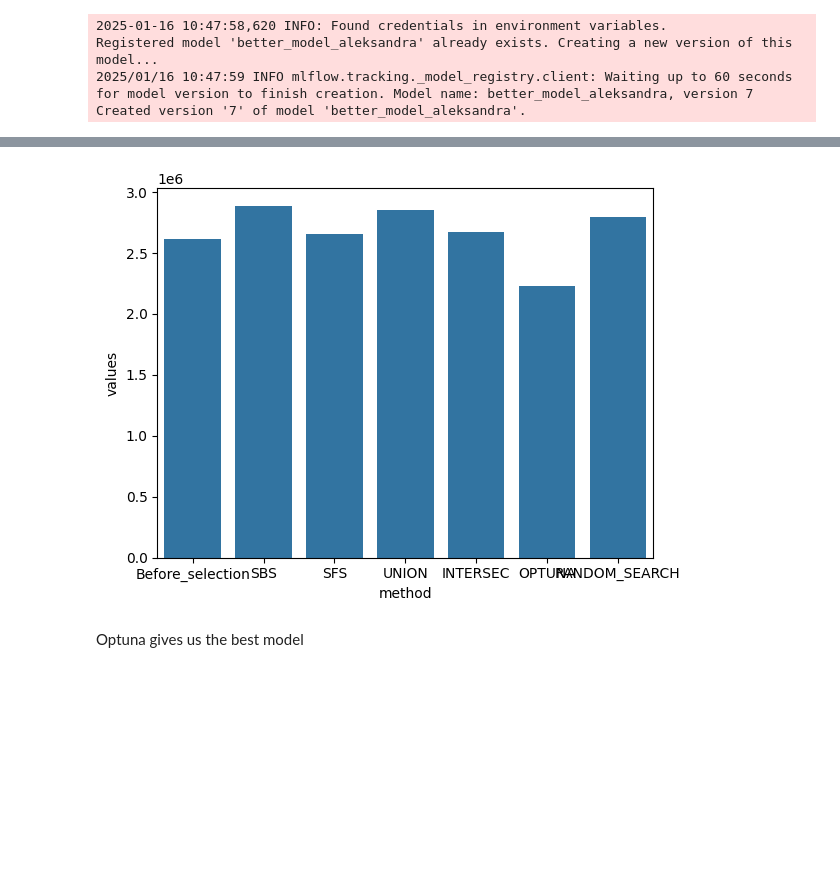
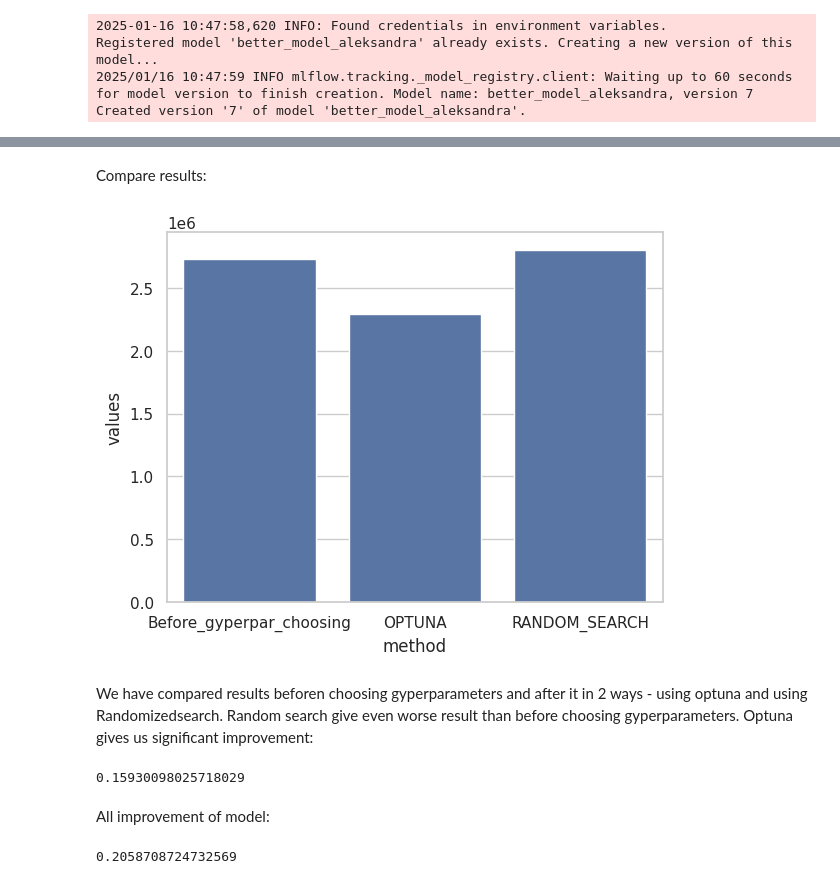
Before and after one commit to AleksandraKurochkina/yandex-real-estate-improvement, a Jupyter notebook: model_improvement/project_template_sprint_2.ipynb, the cells around one changed output, grey strips where cells are left out. Saved outputs shown, nothing was run; the diff lists cells and outputs as text; code cells hidden in the pictures; blank space fills up the shorter version.

```diff
--- a/model_improvement/project_template_sprint_2.ipynb
+++ b/model_improvement/project_template_sprint_2.ipynb
@@ -38,0 +85,18 @@ df = pd.DataFrame(data, columns=columns)
+# %%
+from sklearn.preprocessing import KBinsDiscretizer
+
+kbd = KBinsDiscretizer(n_bins=5, encode='ordinal', strategy='quantile')
+df['category'] = kbd.fit_transform(df[['price']])
+# %%
+import matplotlib.pyplot as plt
+import seaborn as sns
+
+ASSETS_DIR = "assets"
+
+sns.set_style("white")
+sns.set_theme(style="whitegrid")
+
+pd.options.display.max_columns = 100
+pd.options.display.max_rows = 64
+
+os.makedirs(ASSETS_DIR, exist_ok=True)
@@ -228,8 +457,8 @@ Created version '7' of model 'better_model_aleksandra'.
 from mlxtend.feature_selection import SequentialFeatureSelector as SFS
 
 estimator = xgb.XGBRegressor(n_estimators=100, random_state=42)
-sfs = SFS(estimator, k_features=15, forward=True, floating=False, scoring='neg_mean_absolute_error', cv=4, n_jobs=-1)
-sbs = SFS(estimator, k_features=15, forward=False, floating=False, scoring='neg_mean_absolute_error', cv=4, n_jobs=-1)
+sfs = SFS(estimator, k_features=10, forward=True, floating=False, scoring='neg_mean_absolute_error', cv=4, n_jobs=-1)
+sbs = SFS(estimator, k_features=10, forward=False, floating=False, scoring='neg_mean_absolute_error', cv=4, n_jobs=-1)
 
 sfs = sfs.fit(new_X_train, y_train)
 sbs = sbs.fit(new_X_train, y_train)
@@ -574,14 +809,25 @@ Created version '1' of model 'random_search_model_project'.
+# %% [markdown]
+Compare results:
 # %%
 data = pd.DataFrame({
-    'method': ['Before_selection','SBS', 'SFS', 'UNION', 'INTERSEC',
+    'method': ['Before_gyperpar_choosing',
                 'OPTUNA', "RANDOM_SEARCH"],
-    'values': [metric_fe_af['mae'],metric_sbs['mae'], metric_sfs['mae'],
-                metric_union['mae'], metric_interc['mae'], metric_optuna['mae'],
+    'values': [metric_union['mae'], metric_optuna['mae'],
                 metric_randomCV['mae']]
 })
 sns.barplot(x='method', y='values',data=data)
-plt.savefig(os.path.join(ASSETS_DIR,'metrics_improvement_common_plot'))
+plt.savefig(os.path.join(ASSETS_DIR,'metrics_improvement_gyperpar_plot'))
 # %% [output]
-[figure, old version]
+[figure, new version]
-# %% [markdown]
-Optuna gives us the best model
+# %% [markdown]
+We have compared results beforen choosing gyperparameters and after it in 2 ways - using optuna and using Randomizedsearch. Random search give even worse result than before choosing gyperparameters. Optuna gives us significant improvement:
+# %%
+(metric_union['mae'] - metric_optuna['mae'])/metric_union['mae']
+# %% [output]
+0.15930098025718029
+# %% [markdown]
+All improvement of model:
+# %%
+(metric['mae'] - metric_optuna['mae'])/metric['mae']
+# %% [output]
+0.2058708724732569
```
Also changed, not shown: parts of 54 cells of this notebook, 9 other files.
